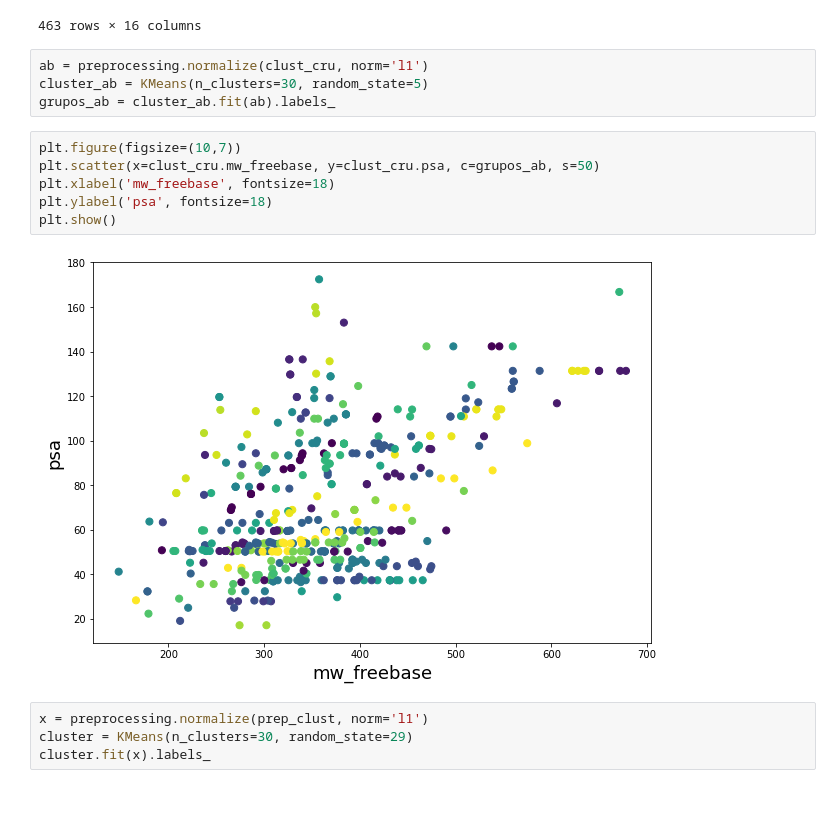
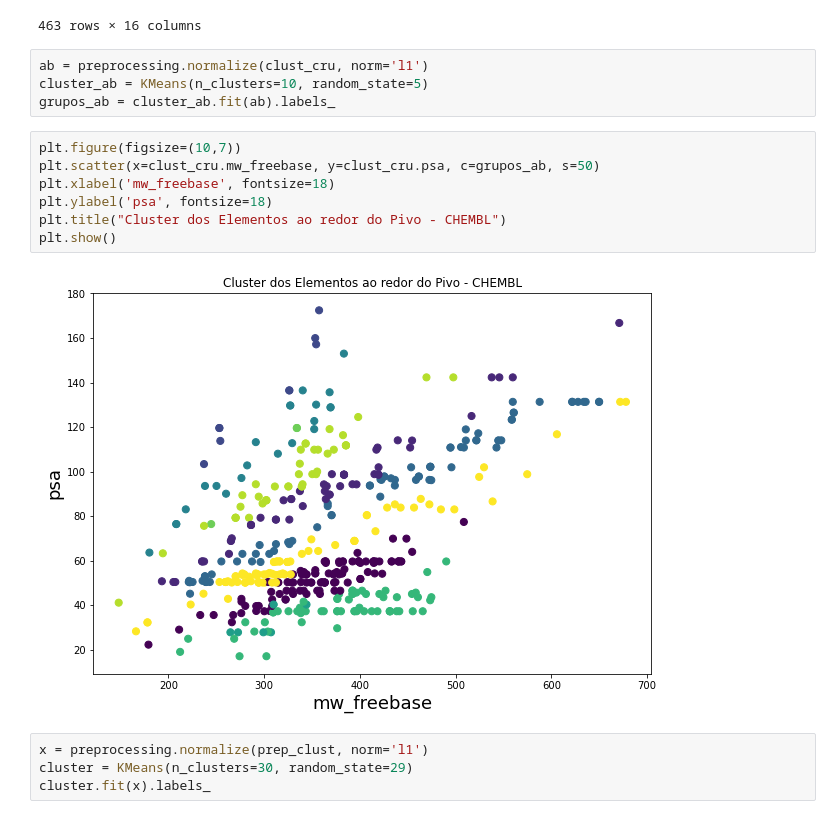
Before and after one commit to alverad-katsuro/chembl_analyser, a Jupyter notebook: cruzipain/analise_dados_att.ipynb, the cells around one changed output. Saved outputs shown, nothing was run; the diff lists cells and outputs as text.

Commit message:
Changes module and cluster

```diff
--- a/cruzipain/analise_dados_att.ipynb
+++ b/cruzipain/analise_dados_att.ipynb
@@ -156,16 +313,17 @@ clust_cru
 463 rows × 16 columns
 # %%
 ab = preprocessing.normalize(clust_cru, norm='l1')
-cluster_ab = KMeans(n_clusters=30, random_state=5)
+cluster_ab = KMeans(n_clusters=10, random_state=5)
 grupos_ab = cluster_ab.fit(ab).labels_
 # %%
 plt.figure(figsize=(10,7))
 plt.scatter(x=clust_cru.mw_freebase, y=clust_cru.psa, c=grupos_ab, s=50)
 plt.xlabel('mw_freebase', fontsize=18)
 plt.ylabel('psa', fontsize=18)
+plt.title("Cluster dos Elementos ao redor do Pivo - CHEMBL")
 plt.show()
 # %% [output]
-[figure, old version]
+[figure, new version]
 # %%
 x = preprocessing.normalize(prep_clust, norm='l1')
 cluster = KMeans(n_clusters=30, random_state=29)
```
Also changed, not shown: parts of 15 cells of this notebook, 1 other file.
